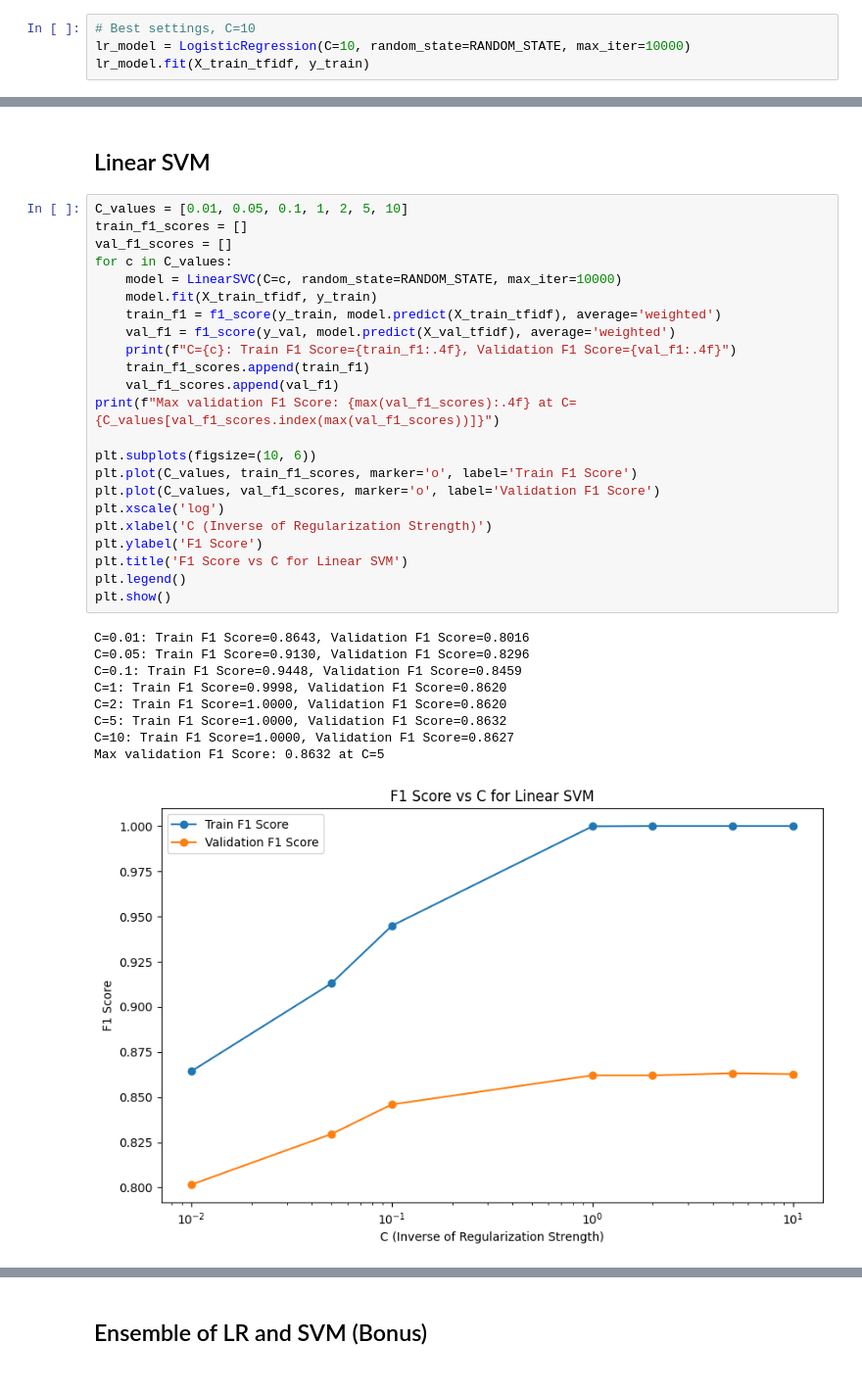
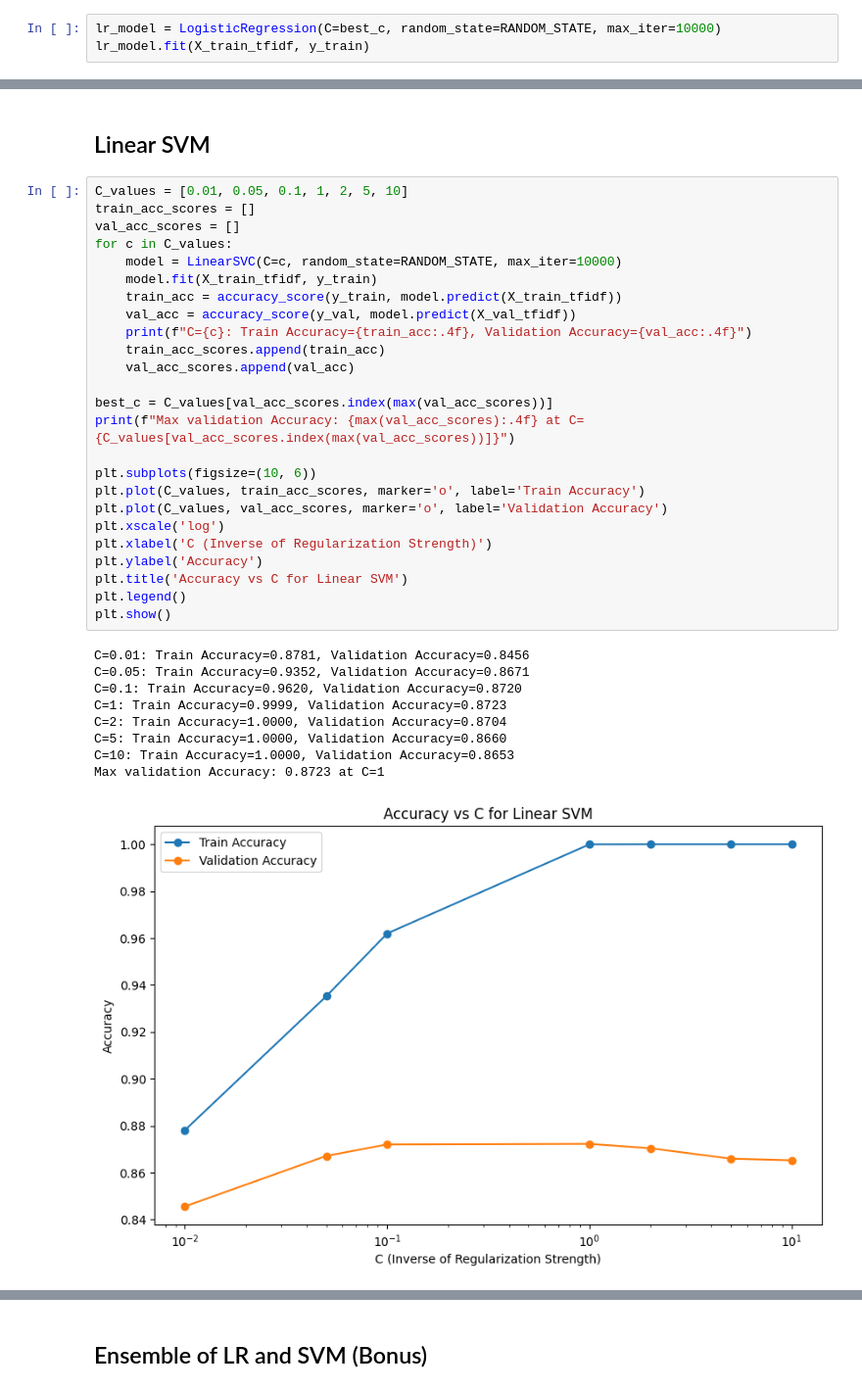
Before and after one commit to AMokhtar51/ml-college-project, a Jupyter notebook: part_c_text/Modeling.ipynb, the cells around one changed output, grey strips where cells are left out. Shown at 98% size. Cells and saved outputs as stored; diff of their text form.

```diff
--- a/part_c_text/Modeling.ipynb
+++ b/part_c_text/Modeling.ipynb
@@ -192,5 +179,4 @@ Max validation F1 Score: 0.8609 at C=10
 # %%
-# Best settings, C=10
-lr_model = LogisticRegression(C=10, random_state=RANDOM_STATE, max_iter=10000)
+lr_model = LogisticRegression(C=best_c, random_state=RANDOM_STATE, max_iter=10000)
 lr_model.fit(X_train_tfidf, y_train)
 # %% [output]
@@ -199,34 +185,36 @@ LogisticRegression(C=10, max_iter=10000, random_state=42)
 ## Linear SVM
 # %%
 C_values = [0.01, 0.05, 0.1, 1, 2, 5, 10]
-train_f1_scores = []
-val_f1_scores = []
+train_acc_scores = []
+val_acc_scores = []
 for c in C_values:
     model = LinearSVC(C=c, random_state=RANDOM_STATE, max_iter=10000)
     model.fit(X_train_tfidf, y_train)
-    train_f1 = f1_score(y_train, model.predict(X_train_tfidf), average='weighted')
-    val_f1 = f1_score(y_val, model.predict(X_val_tfidf), average='weighted')
-    print(f"C={c}: Train F1 Score={train_f1:.4f}, Validation F1 Score={val_f1:.4f}")
-    train_f1_scores.append(train_f1)
-    val_f1_scores.append(val_f1)
-print(f"Max validation F1 Score: {max(val_f1_scores):.4f} at C={C_values[val_f1_scores.index(max(val_f1_scores))]}")
+    train_acc = accuracy_score(y_train, model.predict(X_train_tfidf))
+    val_acc = accuracy_score(y_val, model.predict(X_val_tfidf))
+    print(f"C={c}: Train Accuracy={train_acc:.4f}, Validation Accuracy={val_acc:.4f}")
+    train_acc_scores.append(train_acc)
+    val_acc_scores.append(val_acc)
+
+best_c = C_values[val_acc_scores.index(max(val_acc_scores))]
+print(f"Max validation Accuracy: {max(val_acc_scores):.4f} at C={C_values[val_acc_scores.index(max(val_acc_scores))]}")
 
 plt.subplots(figsize=(10, 6))
-plt.plot(C_values, train_f1_scores, marker='o', label='Train F1 Score')
-plt.plot(C_values, val_f1_scores, marker='o', label='Validation F1 Score')
+plt.plot(C_values, train_acc_scores, marker='o', label='Train Accuracy')
+plt.plot(C_values, val_acc_scores, marker='o', label='Validation Accuracy')
 plt.xscale('log')
 plt.xlabel('C (Inverse of Regularization Strength)')
-plt.ylabel('F1 Score')
-plt.title('F1 Score vs C for Linear SVM')
+plt.ylabel('Accuracy')
+plt.title('Accuracy vs C for Linear SVM')
 plt.legend()
 plt.show()
 # %% [output]
-C=0.01: Train F1 Score=0.8643, Validation F1 Score=0.8016
-C=0.05: Train F1 Score=0.9130, Validation F1 Score=0.8296
-C=0.1: Train F1 Score=0.9448, Validation F1 Score=0.8459
-C=1: Train F1 Score=0.9998, Validation F1 Score=0.8620
-C=2: Train F1 Score=1.0000, Validation F1 Score=0.8620
-C=5: Train F1 Score=1.0000, Validation F1 Score=0.8632
-C=10: Train F1 Score=1.0000, Validation F1 Score=0.8627
-Max validation F1 Score: 0.8632 at C=5
+C=0.01: Train Accuracy=0.8781, Validation Accuracy=0.8456
+C=0.05: Train Accuracy=0.9352, Validation Accuracy=0.8671
+C=0.1: Train Accuracy=0.9620, Validation Accuracy=0.8720
+C=1: Train Accuracy=0.9999, Validation Accuracy=0.8723
+C=2: Train Accuracy=1.0000, Validation Accuracy=0.8704
+C=5: Train Accuracy=1.0000, Validation Accuracy=0.8660
+C=10: Train Accuracy=1.0000, Validation Accuracy=0.8653
+Max validation Accuracy: 0.8723 at C=1
-[figure, old version]
+[figure, new version]
```
Also changed, not shown: parts of 14 cells of this notebook, 5 other files.
